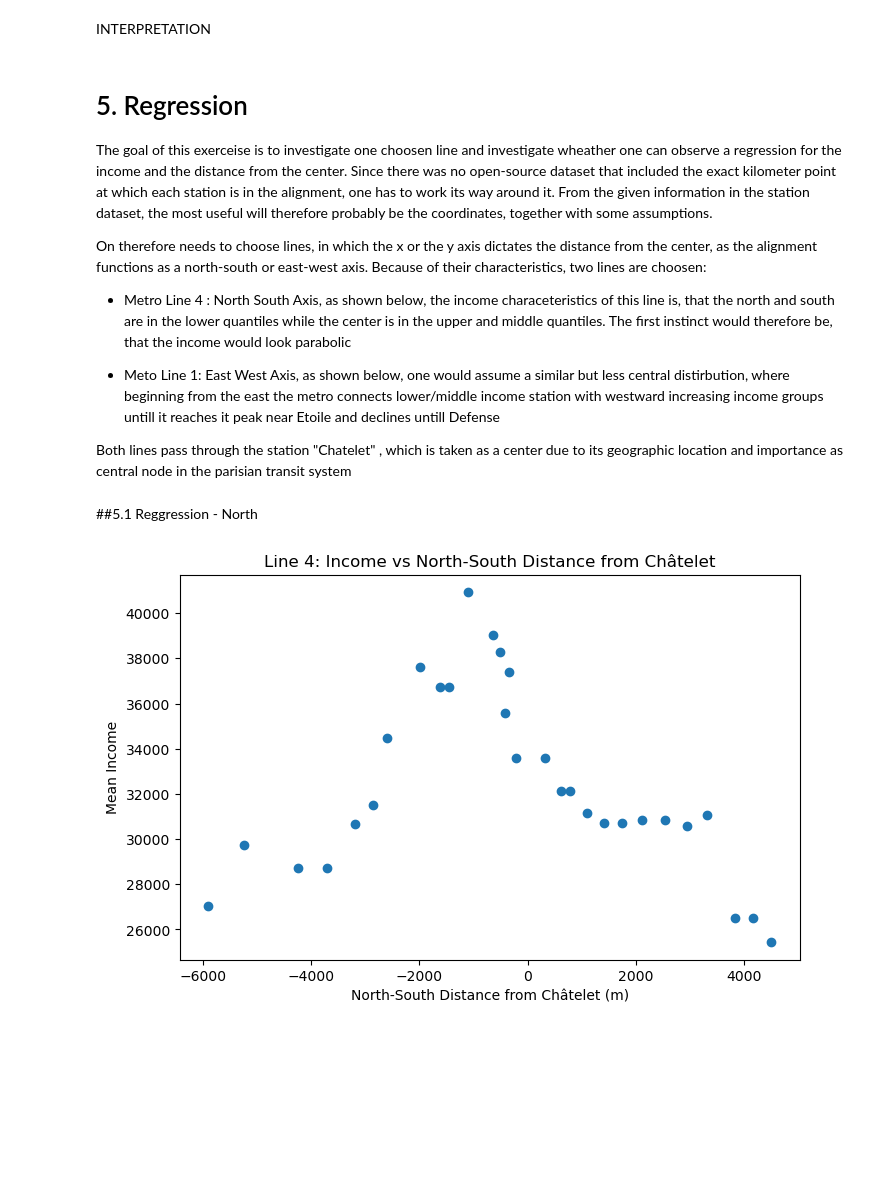
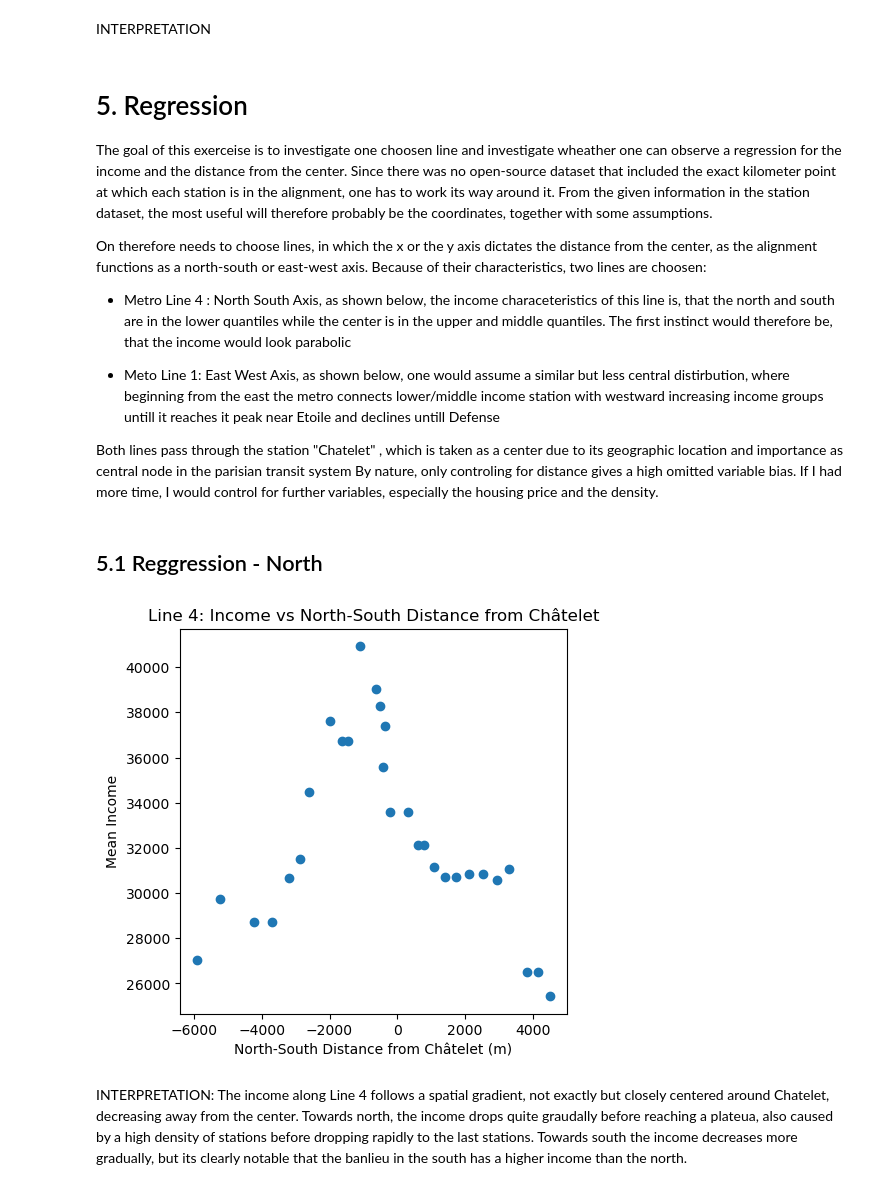
Before and after one commit to tomixmeier/ParisMetro, a Jupyter notebook: notebooks/analysis.ipynb, the cells around one changed output. Saved outputs shown, nothing was run; the diff lists cells and outputs as text; code cells hidden in the pictures; blank space fills up the shorter version.

```diff
--- a/notebooks/analysis.ipynb
+++ b/notebooks/analysis.ipynb
@@ -585,27 +590,30 @@ On therefore needs to choose lines, in which the x or the y axis dictates the di
 - Meto Line 1: East West Axis, as shown below, one would assume a similar but less central distirbution, where beginning from the east the metro connects lower/middle income station with westward increasing income groups untill it reaches it peak near Etoile and declines untill Defense
 
 Both lines pass through the station "Chatelet" , which is taken as a center due to its geographic location and importance as central node in the parisian transit system
+By nature, only controling for distance gives a high omitted variable bias. If I had more time, I would control for further variables, especially the housing price and the density.
 # %% [markdown]
-##5.1 Reggression - North
+## 5.1 Reggression - North
 # %%
+#Select Line 4, set Chatelet as center and calculate the distance of the y coordinate, indicating how north/south the station is
 line4 = df[df["indice_lig"] == "4"].copy()
 center_y = stations[
     stations["nom_gares"].str.contains("Châtelet", case=False)
 ]["y"].iloc[0]
 line4["y_dist"] = line4["y"] - center_y
 
-plt.figure(figsize=(8,5))
-
+#Scatterplot
+plt.figure(figsize=(5,5))
 plt.scatter(
     line4["y_dist"],
     line4["income_mean"]
 )
-
 plt.title("Line 4: Income vs North-South Distance from Châtelet")
 plt.xlabel("North-South Distance from Châtelet (m)")
 plt.ylabel("Mean Income")
-
+plt.savefig("../outputs/5_1_FIG_Scatterplot.png", dpi=300, bbox_inches="tight")
 plt.show()
 # %% [output]
-[figure, old version]
+[figure, new version]
+# %% [markdown]
+INTERPRETATION: The income along Line 4 follows a spatial gradient, not exactly but closely centered around Chatelet, decreasing away from the center. Towards north, the income drops quite graudally before reaching a plateua, also caused by a high density of stations before dropping rapidly to the last stations. Towards south the income decreases more gradually, but its clearly notable that the banlieu in the south has a higher income than the north.
 # %%
```
Also changed, not shown: parts of 16 cells of this notebook, 18 other files.
